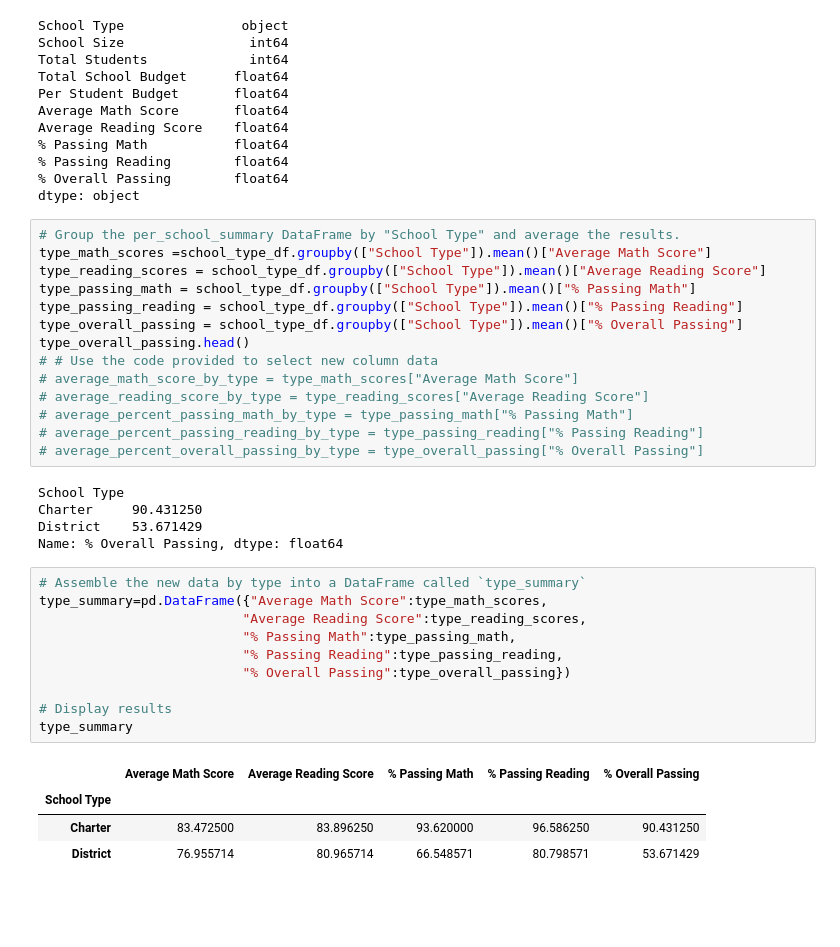
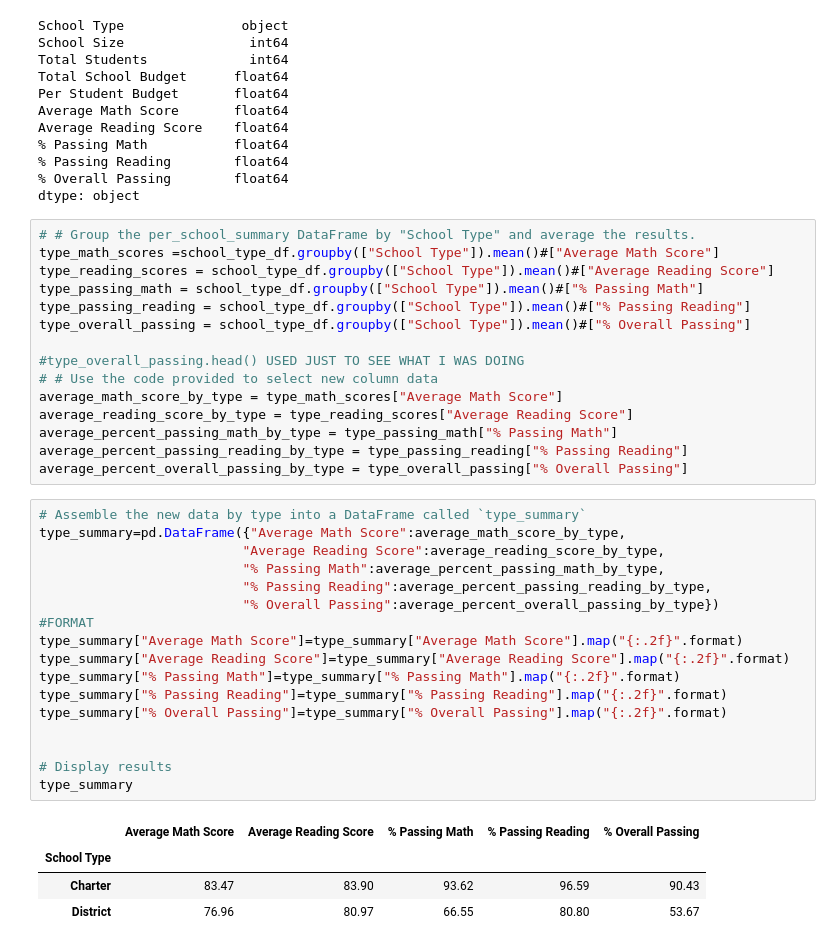
Before and after one commit to minmincg/pandas-challenge, a Jupyter notebook: PyCitySchools_starter.ipynb, the cells around one changed output. Drawn from its saved outputs; the diff is of its cells as text; blank space fills up the shorter version.

```diff
--- a/PyCitySchools_starter.ipynb
+++ b/PyCitySchools_starter.ipynb
@@ -685,36 +692,39 @@ Average Reading Score    float64
 % Overall Passing        float64
 dtype: object
 # %%
-# Group the per_school_summary DataFrame by "School Type" and average the results.
-type_math_scores =school_type_df.groupby(["School Type"]).mean()["Average Math Score"]
-type_reading_scores = school_type_df.groupby(["School Type"]).mean()["Average Reading Score"]
-type_passing_math = school_type_df.groupby(["School Type"]).mean()["% Passing Math"]
-type_passing_reading = school_type_df.groupby(["School Type"]).mean()["% Passing Reading"]
-type_overall_passing = school_type_df.groupby(["School Type"]).mean()["% Overall Passing"]
-type_overall_passing.head()
+# # Group the per_school_summary DataFrame by "School Type" and average the results.
+type_math_scores =school_type_df.groupby(["School Type"]).mean()#["Average Math Score"]
+type_reading_scores = school_type_df.groupby(["School Type"]).mean()#["Average Reading Score"]
+type_passing_math = school_type_df.groupby(["School Type"]).mean()#["% Passing Math"]
+type_passing_reading = school_type_df.groupby(["School Type"]).mean()#["% Passing Reading"]
+type_overall_passing = school_type_df.groupby(["School Type"]).mean()#["% Overall Passing"]
+
+#type_overall_passing.head() USED JUST TO SEE WHAT I WAS DOING
 # # Use the code provided to select new column data
-# average_math_score_by_type = type_math_scores["Average Math Score"]
-# average_reading_score_by_type = type_reading_scores["Average Reading Score"]
-# average_percent_passing_math_by_type = type_passing_math["% Passing Math"]
-# average_percent_passing_reading_by_type = type_passing_reading["% Passing Reading"]
-# average_percent_overall_passing_by_type = type_overall_passing["% Overall Passing"]
+average_math_score_by_type = type_math_scores["Average Math Score"]
+average_reading_score_by_type = type_reading_scores["Average Reading Score"]
+average_percent_passing_math_by_type = type_passing_math["% Passing Math"]
+average_percent_passing_reading_by_type = type_passing_reading["% Passing Reading"]
+average_percent_overall_passing_by_type = type_overall_passing["% Overall Passing"]
-# %% [output]
-School Type
-Charter     90.431250
-District    53.671429
-Name: % Overall Passing, dtype: float64
 # %%
 # Assemble the new data by type into a DataFrame called `type_summary`
-type_summary=pd.DataFrame({"Average Math Score":type_math_scores,
-                          "Average Reading Score":type_reading_scores,
-                          "% Passing Math":type_passing_math,
-                          "% Passing Reading":type_passing_reading,
-                          "% Overall Passing":type_overall_passing})
+type_summary=pd.DataFrame({"Average Math Score":average_math_score_by_type,
+                          "Average Reading Score":average_reading_score_by_type,
+                          "% Passing Math":average_percent_passing_math_by_type,
+                          "% Passing Reading":average_percent_passing_reading_by_type,
+                          "% Overall Passing":average_percent_overall_passing_by_type})
+#FORMAT
+type_summary["Average Math Score"]=type_summary["Average Math Score"].map("{:.2f}".format)
+type_summary["Average Reading Score"]=type_summary["Average Reading Score"].map("{:.2f}".format)
+type_summary["% Passing Math"]=type_summary["% Passing Math"].map("{:.2f}".format)
+type_summary["% Passing Reading"]=type_summary["% Passing Reading"].map("{:.2f}".format)
+type_summary["% Overall Passing"]=type_summary["% Overall Passing"].map("{:.2f}".format)
+
 
 # Display results
 type_summary
 # %% [output]
 |  | Average Math Score | Average Reading Score | % Passing Math | % Passing Reading | % Overall Passing |
 | School Type |  |  |  |  |  |
-| Charter | 83.472500 | 83.896250 | 93.620000 | 96.586250 | 90.431250 |
-| District | 76.955714 | 80.965714 | 66.548571 | 80.798571 | 53.671429 |
+| Charter | 83.47 | 83.90 | 93.62 | 96.59 | 90.43 |
+| District | 76.96 | 80.97 | 66.55 | 80.80 | 53.67 |
```
Also changed, not shown: parts of 3 cells of this notebook.
